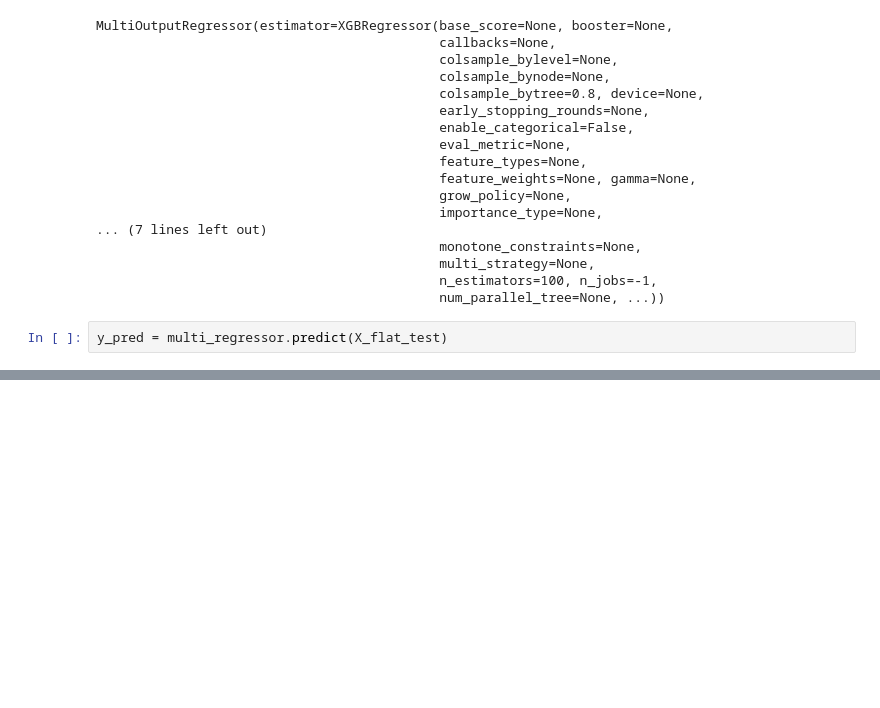
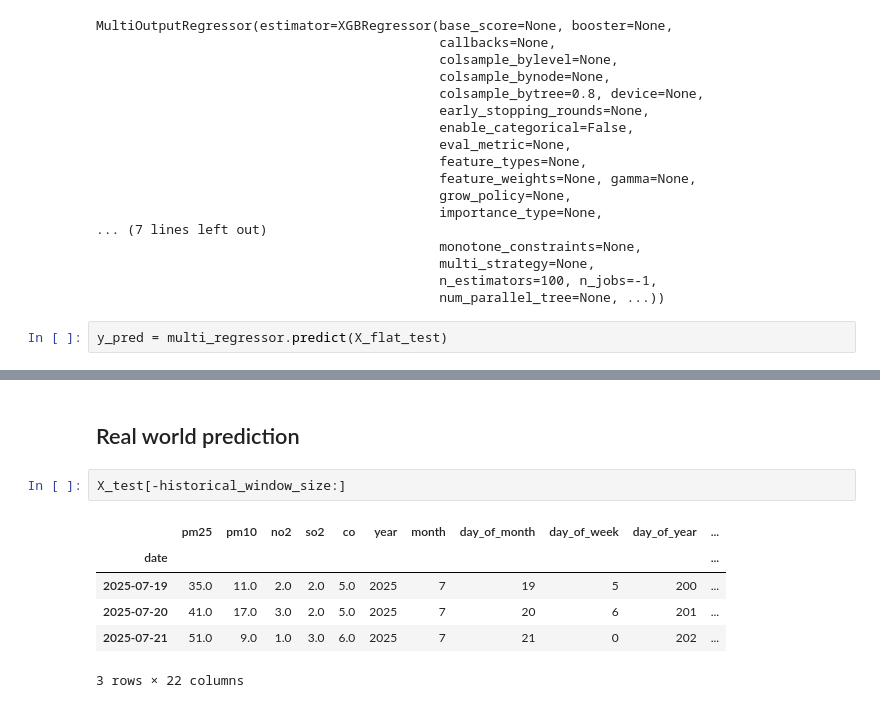
Before and after one commit to MartinRajniak/Air-Quality-Prediction, a Jupyter notebook: notebooks/air_quality_prediction.ipynb, the cells around one changed output, grey strips where cells are left out. Saved outputs shown, nothing was run; the diff lists cells and outputs as text; blank space fills up the shorter version.

Commit message:
Add real-world scenario prediction

```diff
--- a/notebooks/air_quality_prediction.ipynb
+++ b/notebooks/air_quality_prediction.ipynb
@@ -600,0 +602,11 @@ pm25 - Top 10 Features:
+# %% [markdown]
+## Real world prediction
+# %%
+X_test[-historical_window_size:]
+# %% [output]
+|  | pm25 | pm10 | no2 | so2 | co | year | month | day_of_month | day_of_week | day_of_year | ... |
+| date |  |  |  |  |  |  |  |  |  |  | ... |
+| 2025-07-19 | 35.0 | 11.0 | 2.0 | 2.0 | 5.0 | 2025 | 7 | 19 | 5 | 200 | ... |
+| 2025-07-20 | 41.0 | 17.0 | 3.0 | 2.0 | 5.0 | 2025 | 7 | 20 | 6 | 201 | ... |
+| 2025-07-21 | 51.0 | 9.0 | 1.0 | 3.0 | 6.0 | 2025 | 7 | 21 | 0 | 202 | ... |
+3 rows × 22 columns
```
Also changed, not shown: parts of 19 cells of this notebook, 1 other file.
